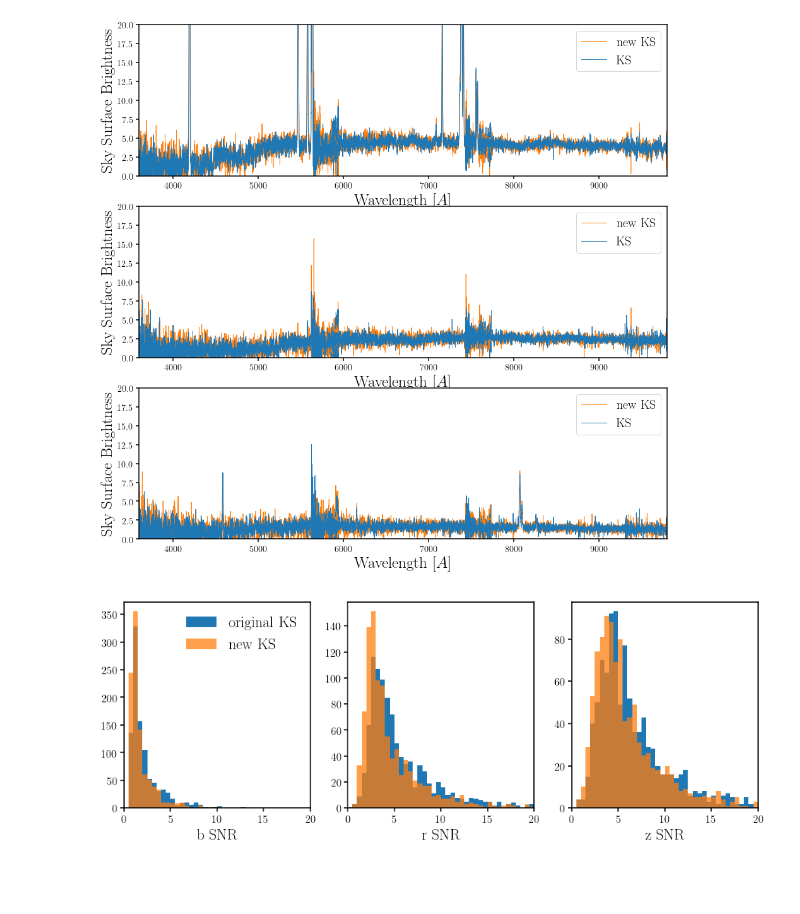
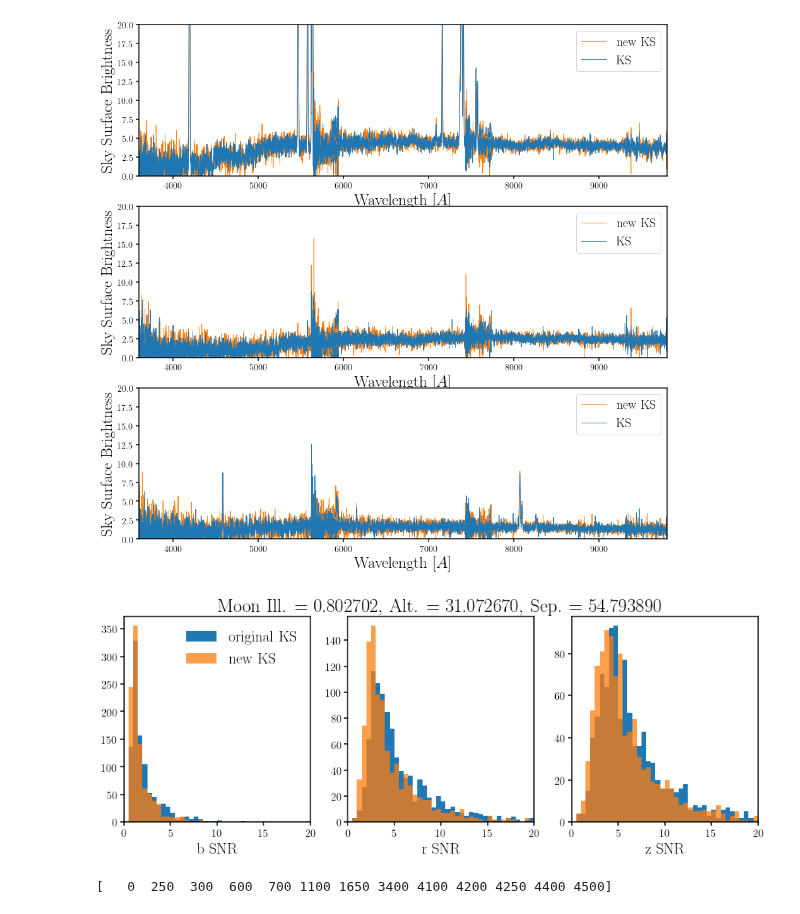
Before and after one commit to desi-bgs/feasiBGS, a Jupyter notebook: notebook/local_bgs_mockexp_gleg_expspec.ipynb, the cells around one changed output. Cells and saved outputs as stored; diff of their text form; code cells hidden in the pictures; blank space fills up the shorter version.

```diff
--- a/notebook/local_bgs_mockexp_gleg_expspec.ipynb
+++ b/notebook/local_bgs_mockexp_gleg_expspec.ipynb
@@ -212,15 +212,21 @@ for ii, i_spec in enumerate(i_specs):
 # %%
 fig = plt.figure(figsize=(15,5))
 for i, band in enumerate(['b', 'r', 'z']):
     sub = fig.add_subplot(1,3,1+i)
     sub.hist(snr_ks0[i,:], range=(0, 20), bins=40, color='C0', label='original KS')
     sub.hist(snr_newks0[i,:], range=(0, 20), bins=40, color='C1', alpha=0.75, label='new KS')
     sub.set_xlabel(band+' SNR', fontsize=20)
     sub.set_xlim([0., 20.])
     if i == 0: sub.legend(loc='upper right', fontsize=20)
+    if i == 1: sub.set_title(("Moon Ill. = %f, Alt. = %f, Sep. = %f" % (exps['MOONFRAC'][0,0], exps['MOONALT'][0,0], exps['MOONSEP'][0,0])), fontsize=25)
 # %% [output]
-[figure, old version]
+[figure, new version]
 # %%
 for i_exp in range(len(exps))[::50]:
     simspec_ks_i = simSpectra_mockexp_KS(i_exp, texp=480)
     simspec_newks_i = simSpectra_mockexp_newKS(i_exp, texp=480)
+# %%
+i_sub = (np.arange(len(exps))[::50])
+print i_sub[(exps['MOONSEP'][::50,0] < 60) & (exps['MOONFRAC'][::50,0] > 0.8)]
+# %% [output]
+[   0  250  300  600  700 1100 1650 3400 4100 4200 4250 4400 4500]
```
Also changed, not shown: parts of 2 cells of this notebook, 2 other files.
